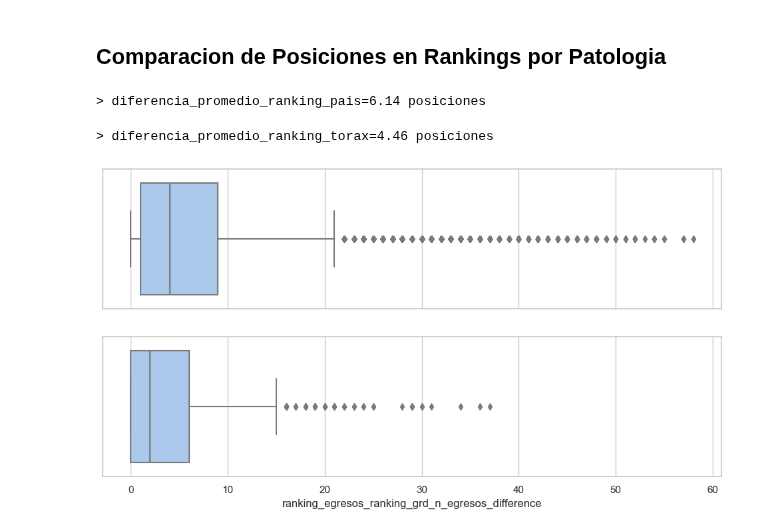
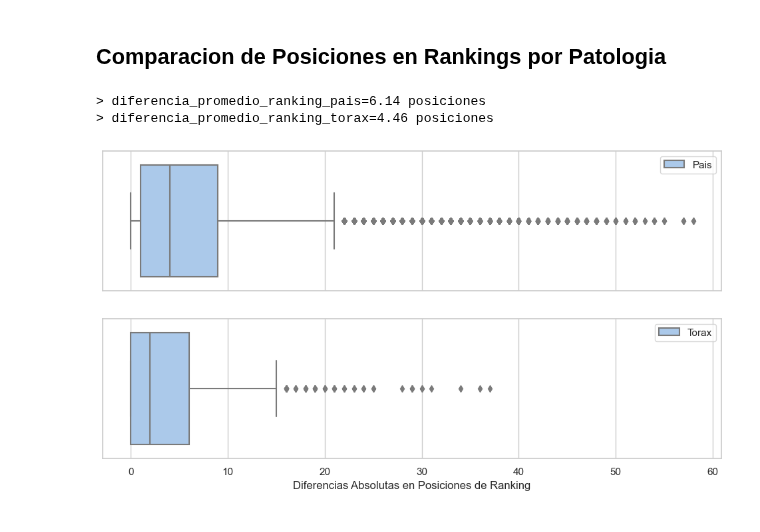
Before and after one commit to JavierRojas14/grd, a Jupyter notebook: notebooks/6.0-jrb-comparison-of-discharges-grd-and-deis.ipynb, the cells around one changed output. Cells and saved outputs as stored; diff of their text form; code cells hidden in the pictures.

Commit message:
Une diferencia de rankings

```diff
--- a/notebooks/6.0-jrb-comparison-of-discharges-grd-and-deis.ipynb
+++ b/notebooks/6.0-jrb-comparison-of-discharges-grd-and-deis.ipynb
@@ -198,33 +200,33 @@ comparacion_grd_deis_torax = build_features.calculate_and_add_difference(
 )
 # %%
 # Obtiene el promedio de las diferencias de rankings
-diferencia_promedio_ranking_pais = comparacion_grd_deis_pais[
-    "ranking_egresos_ranking_grd_n_egresos_difference"
-].mean()
+diferencia_promedio_ranking_pais = comparacion_grd_deis_pais[COLUMNA_RANKINGS].mean()
+diferencia_promedio_ranking_torax = comparacion_grd_deis_torax[COLUMNA_RANKINGS].mean()
 
+# Obtiene el promedio de las diferencias de rankings
 print(f"> {diferencia_promedio_ranking_pais=:.2f} posiciones")
+print(f"> {diferencia_promedio_ranking_torax=:.2f} posiciones")
 # %% [output]
 > diferencia_promedio_ranking_pais=6.14 posiciones
+> diferencia_promedio_ranking_torax=4.46 posiciones
-# %%
-# Obtiene el promedio de las diferencias de rankings
-diferencia_promedio_ranking_torax = comparacion_grd_deis_torax[
-    "ranking_egresos_ranking_grd_n_egresos_difference"
-].mean()
-
-print(f"> {diferencia_promedio_ranking_torax=:.2f} posiciones")
-# %% [output]
-> diferencia_promedio_ranking_torax=4.46 posiciones
 # %%
 fig, axis = plt.subplots(2, 1, figsize=(12, 6), sharex=True)
-COLUMNA_RANKINGS = "ranking_egresos_ranking_grd_n_egresos_difference"
+
 
 sns.boxplot(x=comparacion_grd_deis_pais[COLUMNA_RANKINGS], ax=axis[0])
-sns.boxplot(x=comparacion_grd_deis_torax[COLUMNA_RANKINGS].reset_index(drop=True), ax=axis[1])
+sns.boxplot(
+    x=comparacion_grd_deis_torax[COLUMNA_RANKINGS].reset_index(drop=True),
+    ax=axis[1],
+)
 
 axis[0].set(xlabel="")
+axis[0].legend(["Pais"])
+
+axis[1].set(xlabel="Diferencias Absolutas en Posiciones de Ranking")
+axis[1].legend(["Torax"])
 plt.show()
 # %% [output]
-[figure, old version]
+[figure, new version]
 # %%
 RELEVANT_DIAGNOSES = [
     "C33X",
```
Also changed, not shown: parts of 1 cell of this notebook.
